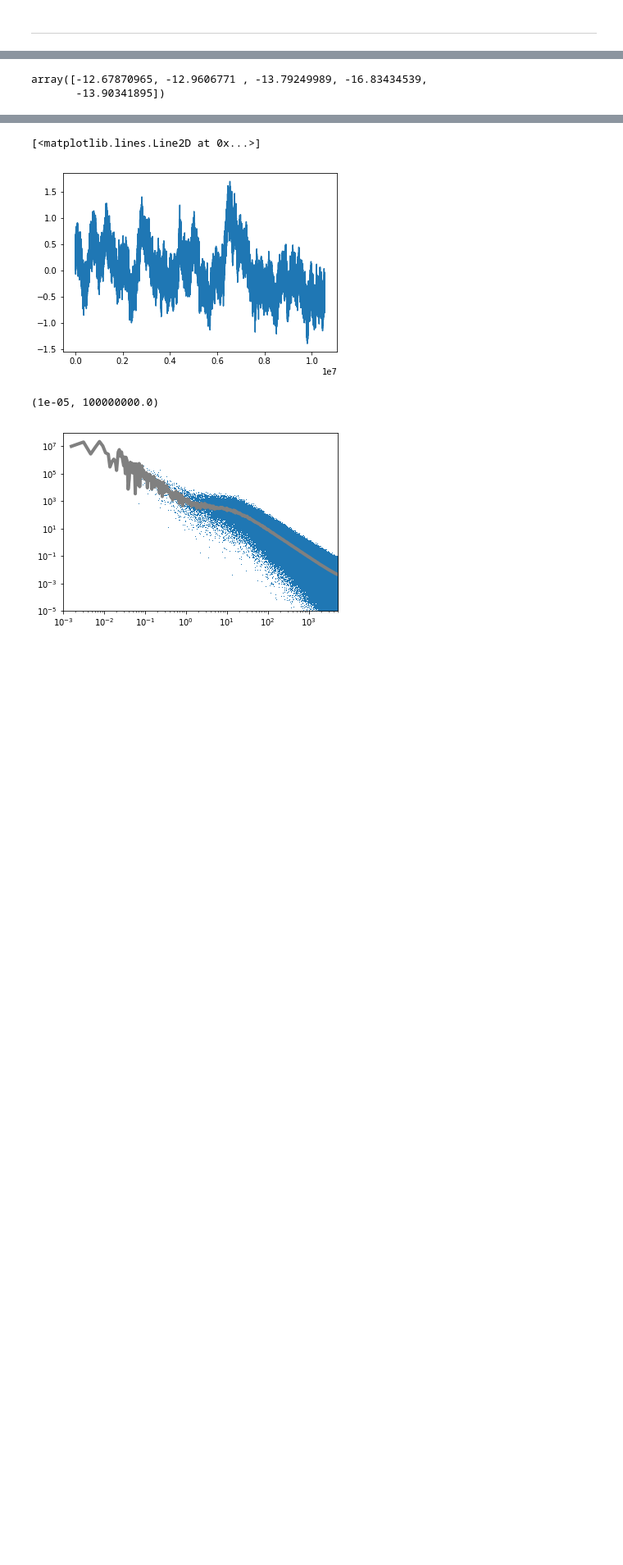
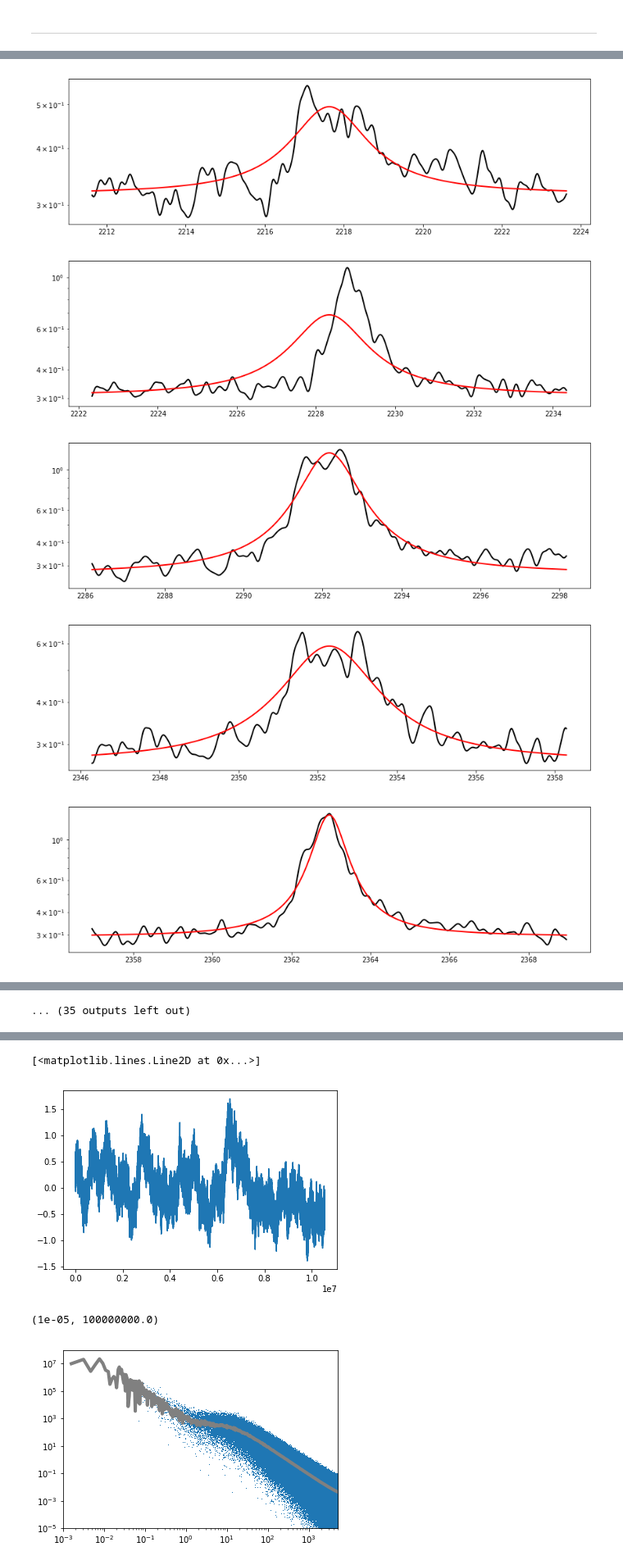
Before and after one commit to bmorris3/virgopsd, a Jupyter notebook: virgo.ipynb, the cells around one changed output, grey strips where cells are left out. Shown at 82% size. Drawn from its saved outputs; the diff is of its cells as text; code cells hidden in the pictures; blank space fills up the shorter version.

```diff
--- a/virgo.ipynb
+++ b/virgo.ipynb
@@ -220,5 +206,0 @@ Optimization terminated successfully.
-# %%
-bestp[0::3]
-# %% [output]
-array([-12.67870965, -12.9606771 , -13.79249989, -16.83434539,
-       -13.90341895])
@@ -224,0 +253,36 @@ array([-12.67870965, -12.9606771 , -13.79249989, -16.83434539,
+# %%
+parameters = []
+
+for peak in table2:
+    fit_bounds = ((1e6 * f < peak + 6) & (1e6 * f > peak - 6))
+
+    def model(p, log_omega=np.log(2*np.pi/(1e-6 * peak))):
+        kernel = terms.SHOTerm(log_S0=p[0], log_omega0=log_omega, log_Q=p[1])
+
+        gp = celerite.GP(kernel)
+        omega = 2*np.pi/f[fit_bounds]
+        psd = gp.kernel.get_psd(omega)
+        return psd + p[2]
+
+    def minimize(p):
+        return np.nansum((model(p) - Pxx_den[fit_bounds])**2)
+
+    bounds = [[-20, -10], [5, 10], [0, 1]]
+    bestp = fmin_l_bfgs_b(minimize, [-13, 7, 0.3], bounds=bounds, approx_grad=True)[0]
+
+    best_model = model(bestp)
+    if best_model.ptp() > 0.1:
+        parameters.append(bestp)
+
+        fig, ax = plt.subplots(figsize=(14, 4))
+        ax.semilogy(1e6 * f[fit_bounds], smoothed_spectrum[fit_bounds], lw=2, color='k')
+        ax.semilogy(1e6 * f[fit_bounds], best_model, lw=2, color='r')
+        plt.show()
+
+parameters = np.array(parameters)
+# %% [output]
+[figure, added]
+[figure, added]
+[figure, added]
+[figure, added]
+[figure, added]
@@ -224,0 +296 @@ array([-12.67870965, -12.9606771 , -13.79249989, -16.83434539,
+... (35 outputs left out)
```
Also changed, not shown: parts of 12 cells of this notebook.
